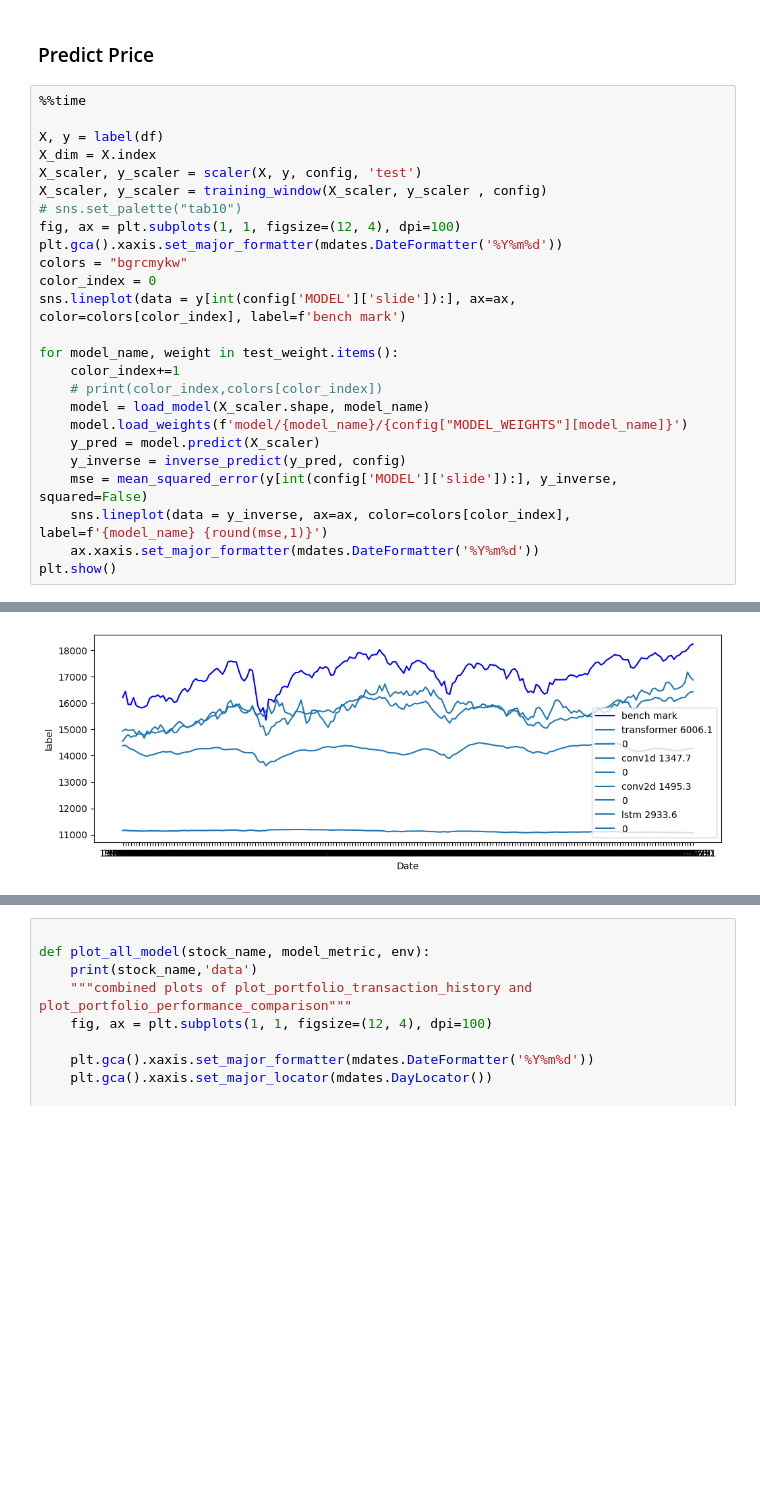
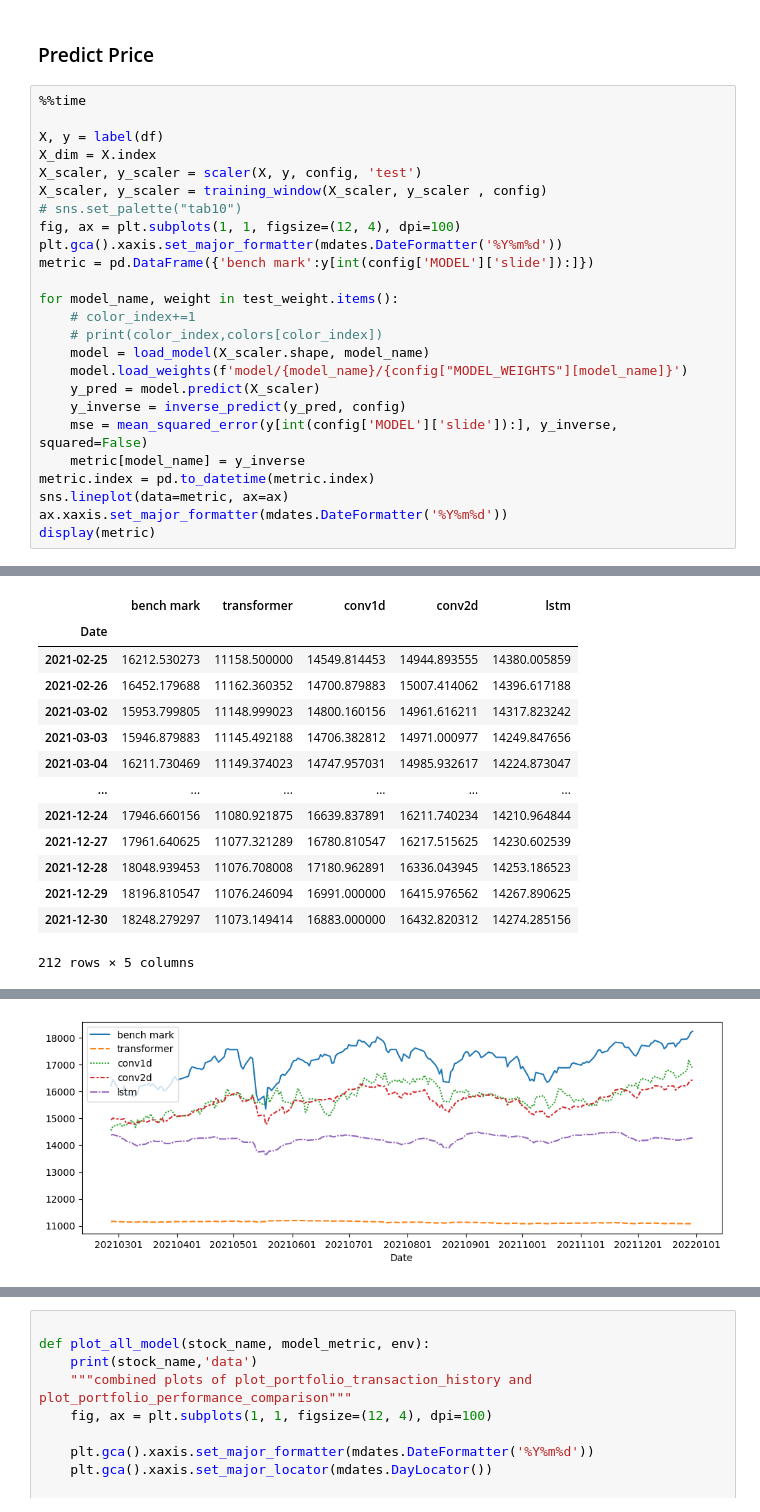
Before and after one commit to yayaya0411/StockPricePrediction, a Jupyter notebook: visualize.ipynb, the cells around one changed output, grey strips where cells are left out. Drawn from its saved outputs; the diff is of its cells as text; blank space fills up the shorter version.

```diff
--- a/visualize.ipynb
+++ b/visualize.ipynb
@@ -70,19 +70,19 @@ X_scaler, y_scaler = training_window(X_scaler, y_scaler , config)
 # sns.set_palette("tab10")
 fig, ax = plt.subplots(1, 1, figsize=(12, 4), dpi=100)
 plt.gca().xaxis.set_major_formatter(mdates.DateFormatter('%Y%m%d'))
-colors = "bgrcmykw"
-color_index = 0
-sns.lineplot(data = y[int(config['MODEL']['slide']):], ax=ax, color=colors[color_index], label=f'bench mark')
+metric = pd.DataFrame({'bench mark':y[int(config['MODEL']['slide']):]})
 
 for model_name, weight in test_weight.items():
-    color_index+=1
+    # color_index+=1
     # print(color_index,colors[color_index])
     model = load_model(X_scaler.shape, model_name)
     model.load_weights(f'model/{model_name}/{config["MODEL_WEIGHTS"][model_name]}')
     y_pred = model.predict(X_scaler)
     y_inverse = inverse_predict(y_pred, config)
     mse = mean_squared_error(y[int(config['MODEL']['slide']):], y_inverse, squared=False)
-    sns.lineplot(data = y_inverse, ax=ax, color=colors[color_index], label=f'{model_name} {round(mse,1)}')
-    ax.xaxis.set_major_formatter(mdates.DateFormatter('%Y%m%d'))
-plt.show()
+    metric[model_name] = y_inverse
+metric.index = pd.to_datetime(metric.index)
+sns.lineplot(data=metric, ax=ax)
+ax.xaxis.set_major_formatter(mdates.DateFormatter('%Y%m%d'))
+display(metric)
 # %% [output]
@@ -105,0 +106,14 @@ None
+|  | bench mark | transformer | conv1d | conv2d | lstm |
+| Date |  |  |  |  |  |
+| 2021-02-25 | 16212.530273 | 11158.500000 | 14549.814453 | 14944.893555 | 14380.005859 |
+| 2021-02-26 | 16452.179688 | 11162.360352 | 14700.879883 | 15007.414062 | 14396.617188 |
+| 2021-03-02 | 15953.799805 | 11148.999023 | 14800.160156 | 14961.616211 | 14317.823242 |
+| 2021-03-03 | 15946.879883 | 11145.492188 | 14706.382812 | 14971.000977 | 14249.847656 |
+| 2021-03-04 | 16211.730469 | 11149.374023 | 14747.957031 | 14985.932617 | 14224.873047 |
+| ... | ... | ... | ... | ... | ... |
+| 2021-12-24 | 17946.660156 | 11080.921875 | 16639.837891 | 16211.740234 | 14210.964844 |
+| 2021-12-27 | 17961.640625 | 11077.321289 | 16780.810547 | 16217.515625 | 14230.602539 |
+| 2021-12-28 | 18048.939453 | 11076.708008 | 17180.962891 | 16336.043945 | 14253.186523 |
+| 2021-12-29 | 18196.810547 | 11076.246094 | 16991.000000 | 16415.976562 | 14267.890625 |
+| 2021-12-30 | 18248.279297 | 11073.149414 | 16883.000000 | 16432.820312 | 14274.285156 |
+212 rows × 5 columns
@@ -106 +122 @@ None
-[figure, old version]
+[figure, new version]
```
Also changed, not shown: parts of 3 cells of this notebook, 5 other files.
